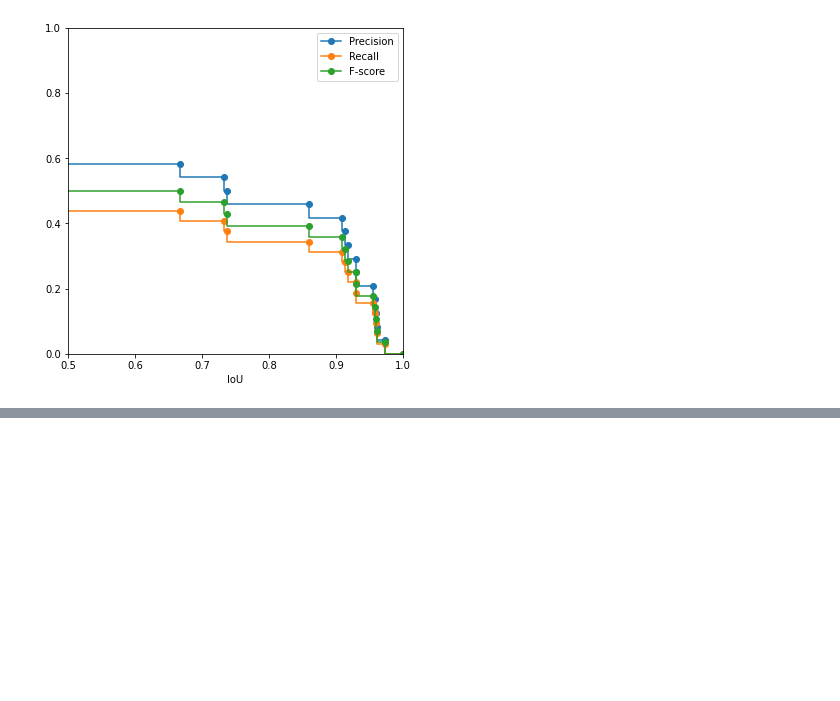
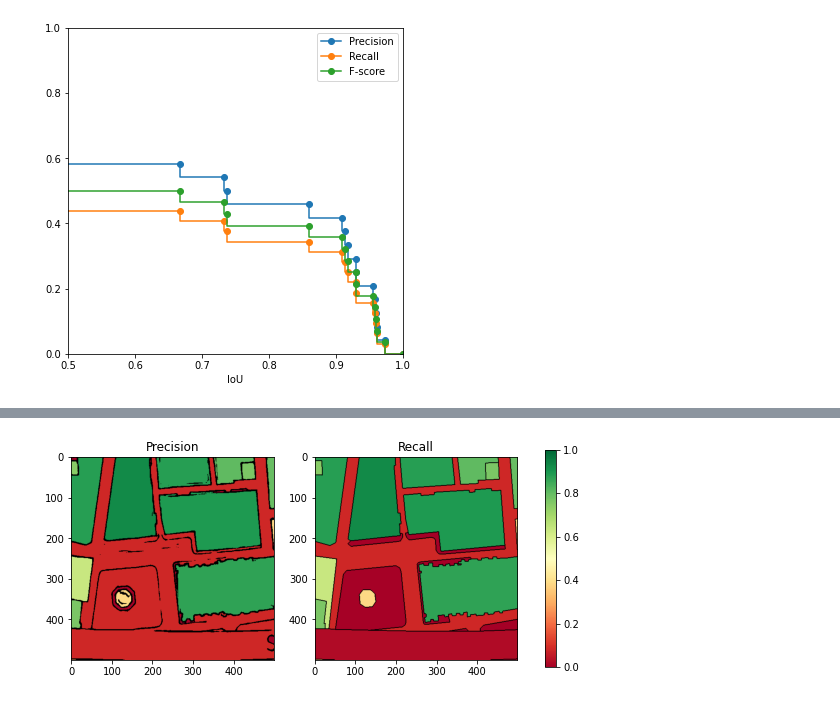
Before and after one commit to icdar21-mapseg/coco-pano-ext-demo, a Jupyter notebook: README.ipynb, the cells around one changed output, grey strips where cells are left out. Cells and saved outputs as stored; diff of their text form; code cells hidden in the pictures; blank space fills up the shorter version.

```diff
--- a/README.ipynb
+++ b/README.ipynb
@@ -108,0 +112,4 @@ NameError: name 'coco_pano_ext_demo' is not defined
+# %%
+show_precision_recall(t = 0.8)
+# %% [output]
+[figure, added]
```
Also changed, not shown: parts of 8 cells of this notebook, 5 other files.
